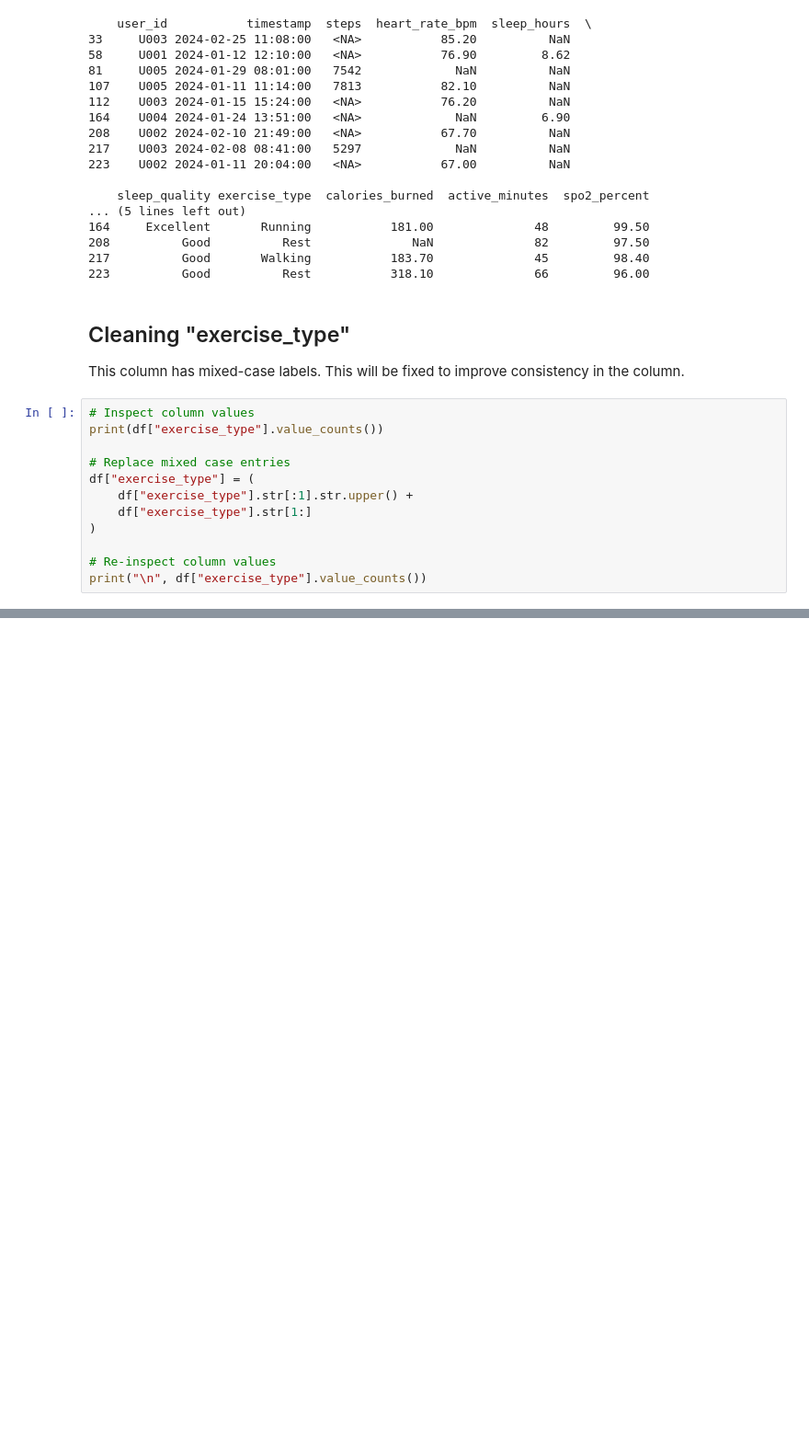
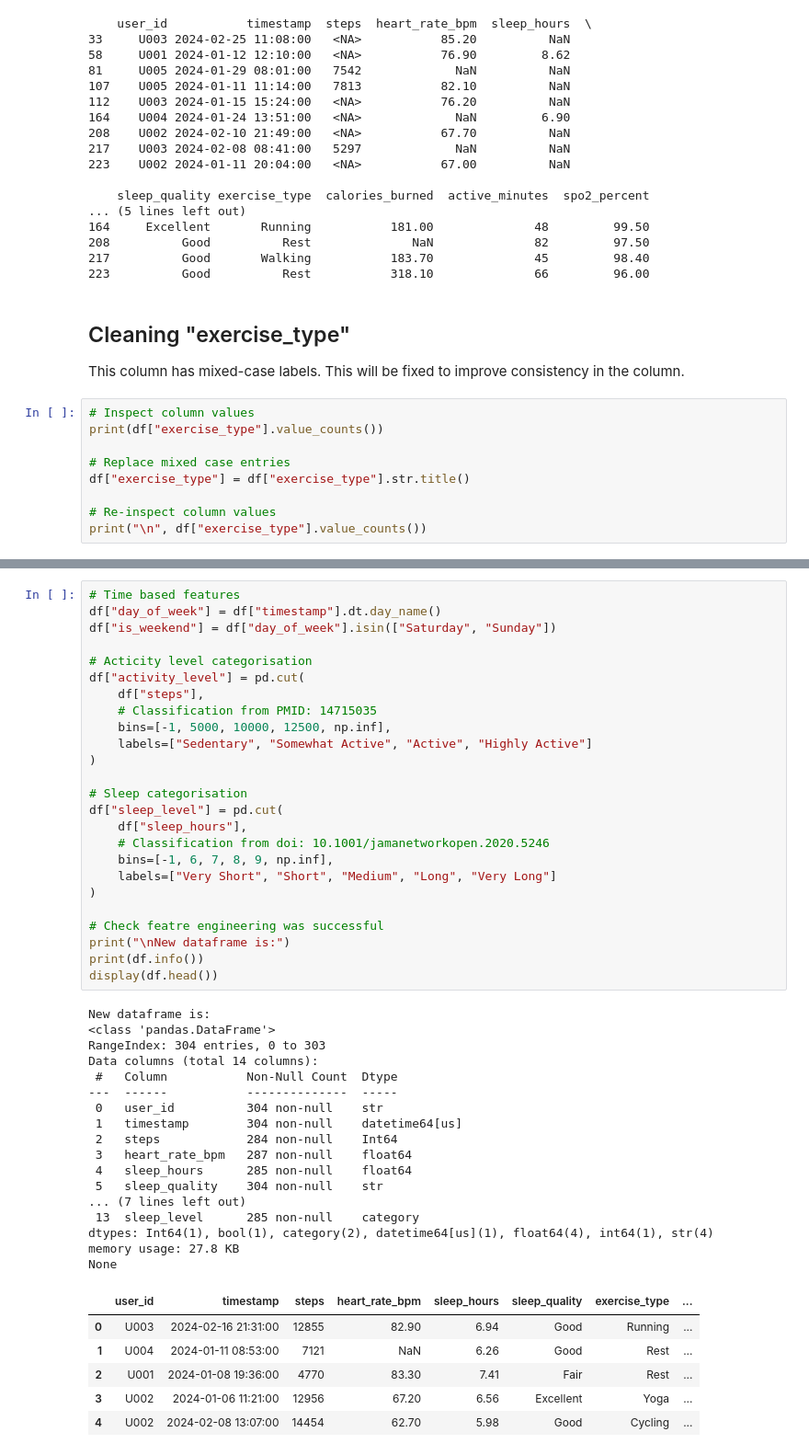
Before and after one commit to JacobReid108/Project, a Jupyter notebook: analysis.ipynb, the cells around one changed output, grey strips where cells are left out. Shown at 92% size. Saved outputs shown, nothing was run; the diff lists cells and outputs as text; blank space fills up the shorter version.

Commit message:
Feature engineering

```diff
--- a/analysis.ipynb
+++ b/analysis.ipynb
@@ -382,10 +382,7 @@ This column has mixed-case labels. This will be fixed to improve consistency in
 print(df["exercise_type"].value_counts())
 
 # Replace mixed case entries
-df["exercise_type"] = (
-    df["exercise_type"].str[:1].str.upper() +
-    df["exercise_type"].str[1:]
-)
+df["exercise_type"] = df["exercise_type"].str.title()
 
 # Re-inspect column values
 print("\n", df["exercise_type"].value_counts())
@@ -409,0 +411,49 @@ Name: count, dtype: int64
+# %%
+# Time based features
+df["day_of_week"] = df["timestamp"].dt.day_name()
+df["is_weekend"] = df["day_of_week"].isin(["Saturday", "Sunday"])
+
+# Acticity level categorisation
+df["activity_level"] = pd.cut(
+    df["steps"],
+    # Classification from PMID: 14715035
+    bins=[-1, 5000, 10000, 12500, np.inf],
+    labels=["Sedentary", "Somewhat Active", "Active", "Highly Active"]
+)
+
+# Sleep categorisation
+df["sleep_level"] = pd.cut(
+    df["sleep_hours"],
+    # Classification from doi: 10.1001/jamanetworkopen.2020.5246
+    bins=[-1, 6, 7, 8, 9, np.inf],
+    labels=["Very Short", "Short", "Medium", "Long", "Very Long"]
+)
+
+# Check featre engineering was successful
+print("\nNew dataframe is:")
+print(df.info())
+display(df.head())
+# %% [output]
+New dataframe is:
+<class 'pandas.DataFrame'>
+RangeIndex: 304 entries, 0 to 303
+Data columns (total 14 columns):
+ #   Column           Non-Null Count  Dtype
+---  ------           --------------  -----
+ 0   user_id          304 non-null    str
+ 1   timestamp        304 non-null    datetime64[us]
+ 2   steps            284 non-null    Int64
+ 3   heart_rate_bpm   287 non-null    float64
+ 4   sleep_hours      285 non-null    float64
+ 5   sleep_quality    304 non-null    str
+... (7 lines left out)
+ 13  sleep_level      285 non-null    category
+dtypes: Int64(1), bool(1), category(2), datetime64[us](1), float64(4), int64(1), str(4)
+memory usage: 27.8 KB
+None
+|  | user_id | timestamp | steps | heart_rate_bpm | sleep_hours | sleep_quality | exercise_type | ... |
+| 0 | U003 | 2024-02-16 21:31:00 | 12855 | 82.90 | 6.94 | Good | Running | ... |
+| 1 | U004 | 2024-01-11 08:53:00 | 7121 | NaN | 6.26 | Good | Rest | ... |
+| 2 | U001 | 2024-01-08 19:36:00 | 4770 | 83.30 | 7.41 | Fair | Rest | ... |
+| 3 | U002 | 2024-01-06 11:21:00 | 12956 | 67.20 | 6.56 | Excellent | Yoga | ... |
+| 4 | U002 | 2024-02-08 13:07:00 | 14454 | 62.70 | 5.98 | Good | Cycling | ... |
```
Also changed, not shown: parts of 2 cells of this notebook.
